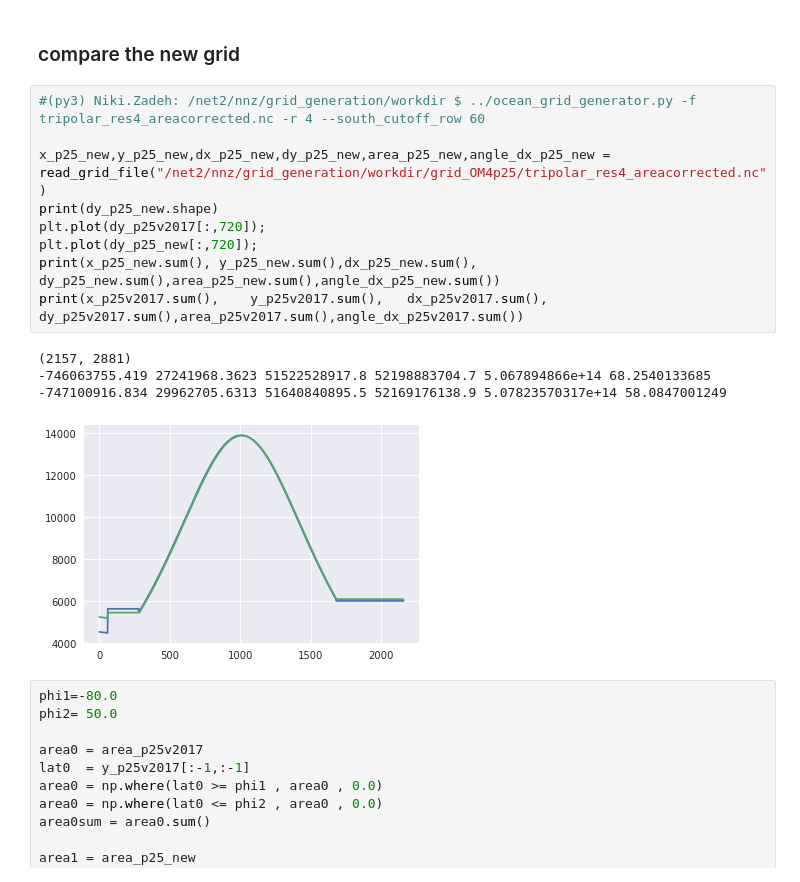
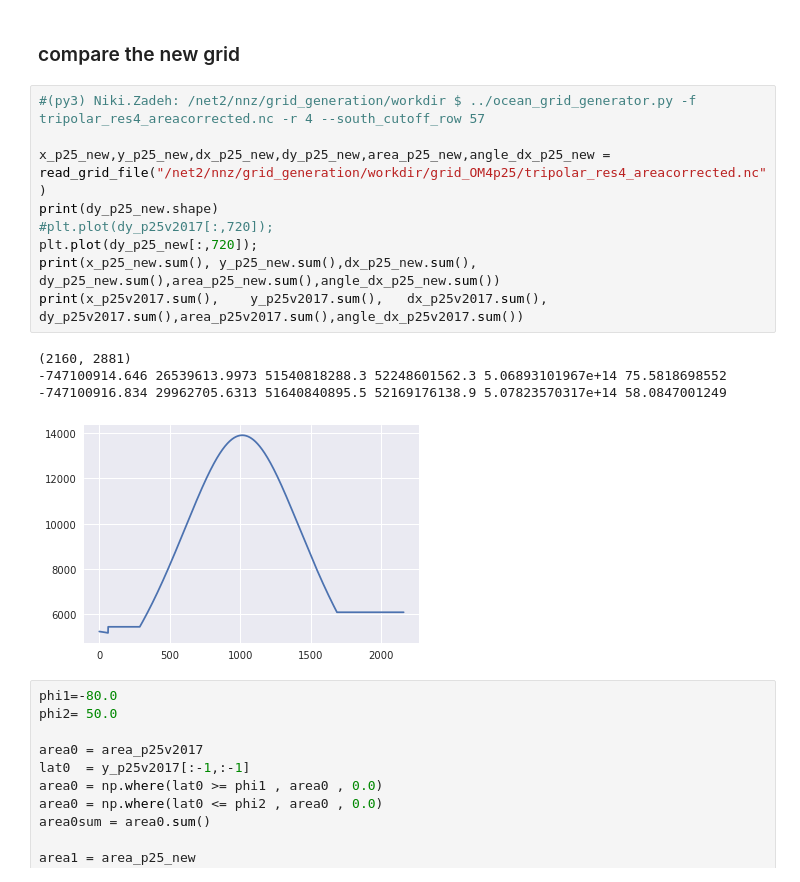
Before and after one commit to nikizadehgfdl/grid_generation, a Jupyter notebook: jupynotebooks/inspect_grid_file.ipynb, the cells around one changed output. Cells and saved outputs as stored; diff of their text form.

```diff
--- a/jupynotebooks/inspect_grid_file.ipynb
+++ b/jupynotebooks/inspect_grid_file.ipynb
@@ -136,19 +135,19 @@ print(x_p25v2017.sum(),    y_p25v2017.sum(),   dx_p25v2017.sum(),    dy_p25v2017
 # %% [markdown]
 ### compare the new grid
 # %%
-#(py3) Niki.Zadeh: /net2/nnz/grid_generation/workdir $ ../ocean_grid_generator.py -f tripolar_res4_areacorrected.nc -r 4 --south_cutoff_row 60
+#(py3) Niki.Zadeh: /net2/nnz/grid_generation/workdir $ ../ocean_grid_generator.py -f tripolar_res4_areacorrected.nc -r 4 --south_cutoff_row 57
 
 x_p25_new,y_p25_new,dx_p25_new,dy_p25_new,area_p25_new,angle_dx_p25_new = read_grid_file("/net2/nnz/grid_generation/workdir/grid_OM4p25/tripolar_res4_areacorrected.nc")
 print(dy_p25_new.shape)
-plt.plot(dy_p25v2017[:,720]);
+#plt.plot(dy_p25v2017[:,720]);
 plt.plot(dy_p25_new[:,720]);
 print(x_p25_new.sum(), y_p25_new.sum(),dx_p25_new.sum(), dy_p25_new.sum(),area_p25_new.sum(),angle_dx_p25_new.sum())
 print(x_p25v2017.sum(),    y_p25v2017.sum(),   dx_p25v2017.sum(),    dy_p25v2017.sum(),area_p25v2017.sum(),angle_dx_p25v2017.sum())
 # %% [output]
-(2157, 2881)
--746063755.419 27241968.3623 51522528917.8 52198883704.7 5.067894866e+14 68.2540133685
+(2160, 2881)
+-747100914.646 26539613.9973 51540818288.3 52248601562.3 5.06893101967e+14 75.5818698552
 -747100916.834 29962705.6313 51640840895.5 52169176138.9 5.07823570317e+14 58.0847001249
-[figure, old version]
+[figure, new version]
 # %%
 phi1=-80.0
 phi2= 50.0
```
Also changed, not shown: parts of 12 cells of this notebook, 3 other files.
